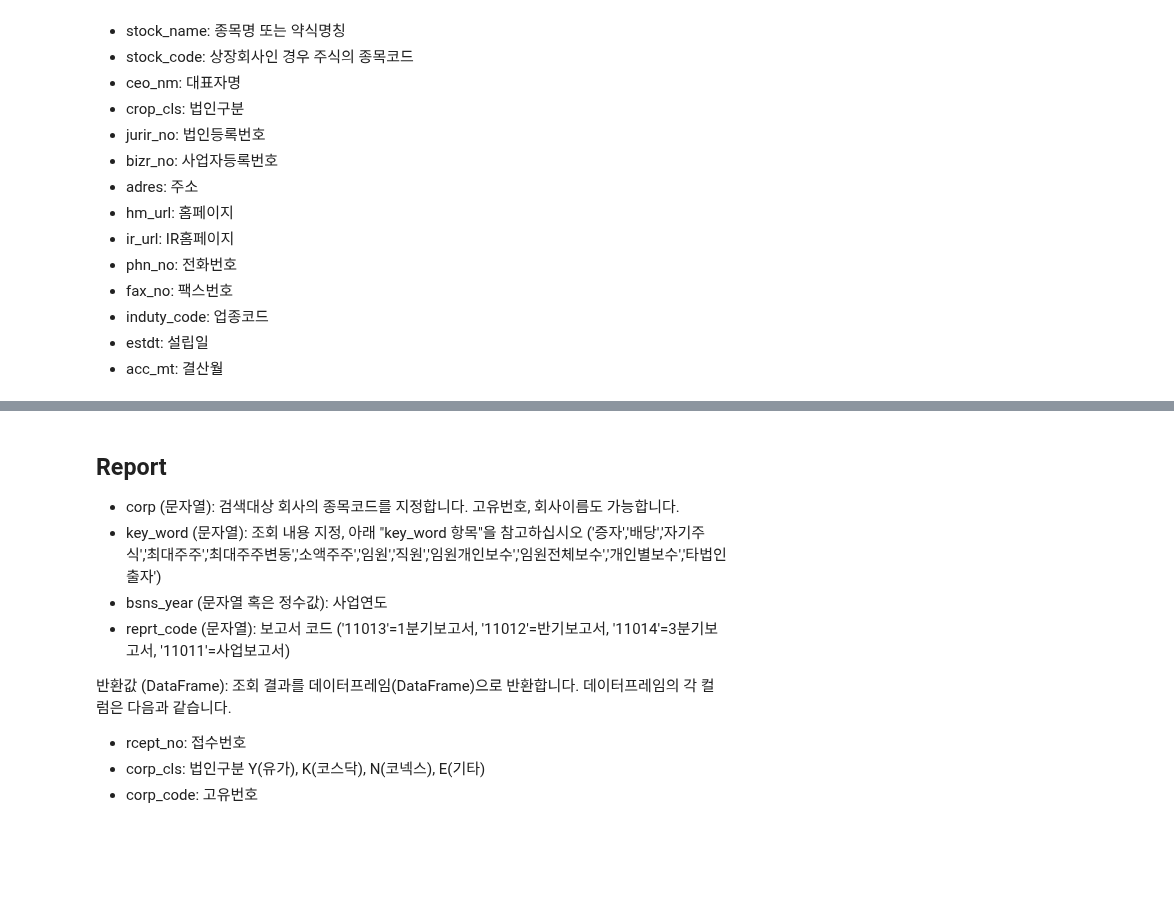
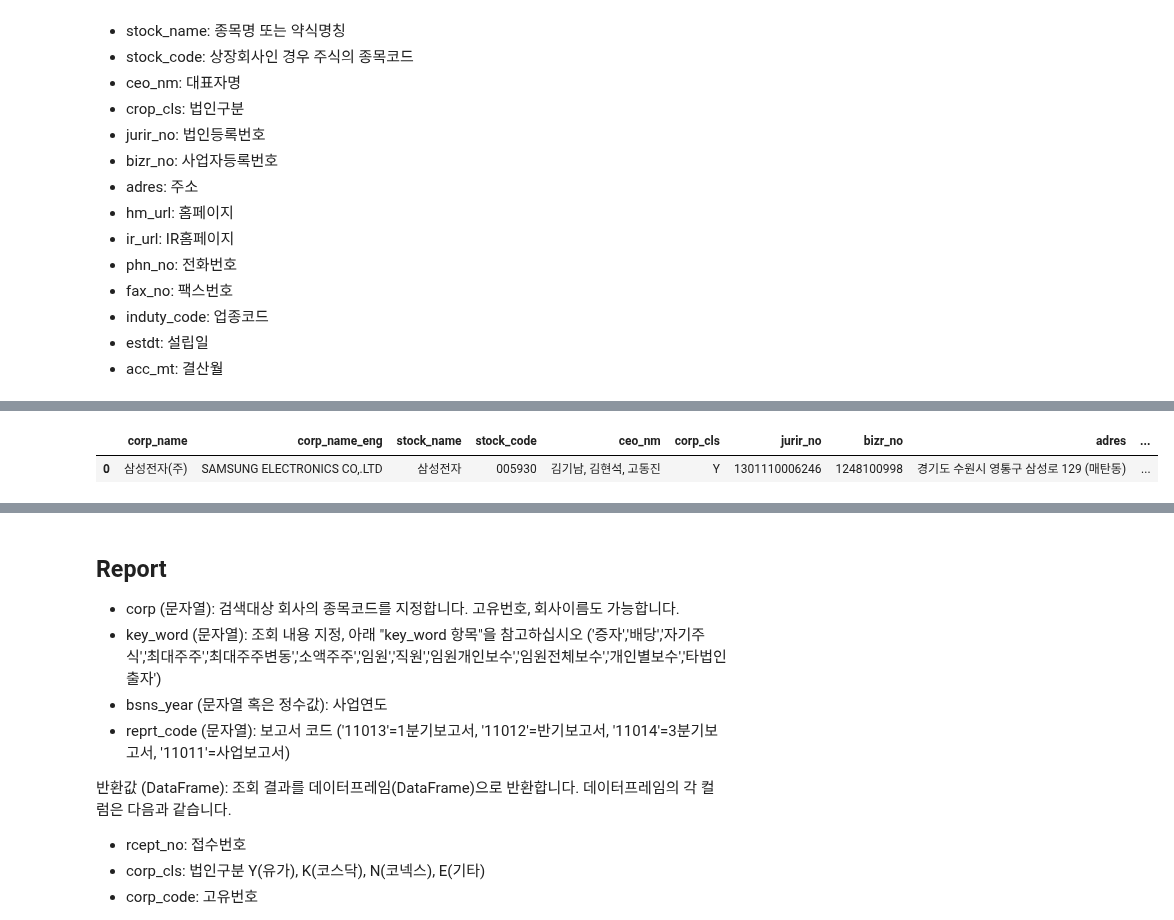
Before and after one commit to simonjisu/Text2SQL, a Jupyter notebook: Notebooks/SQLDatabase.ipynb, the cells around one changed output, grey strips where cells are left out. Saved outputs shown, nothing was run; the diff lists cells and outputs as text; code cells hidden in the pictures; blank space fills up the shorter version.

```diff
--- a/Notebooks/SQLDatabase.ipynb
+++ b/Notebooks/SQLDatabase.ipynb
@@ -89,0 +125,6 @@ df_basic.loc[df_basic["stock_code"] == "005930"].to_sql("company", con)
+# %%
+df_samsung = pd.DataFrame([dart.company("005930")]).loc[:, basic_cols]
+df_samsung
+# %% [output]
+|  | corp_name | corp_name_eng | stock_name | stock_code | ceo_nm | corp_cls | jurir_no | bizr_no | adres | ... |
+| 0 | 삼성전자(주) | SAMSUNG ELECTRONICS CO,.LTD | 삼성전자 | 005930 | 김기남, 김현석, 고동진 | Y | 1301110006246 | 1248100998 | 경기도 수원시 영통구 삼성로 129 (매탄동) | ... |
```
Also changed, not shown: parts of 19 cells of this notebook.
